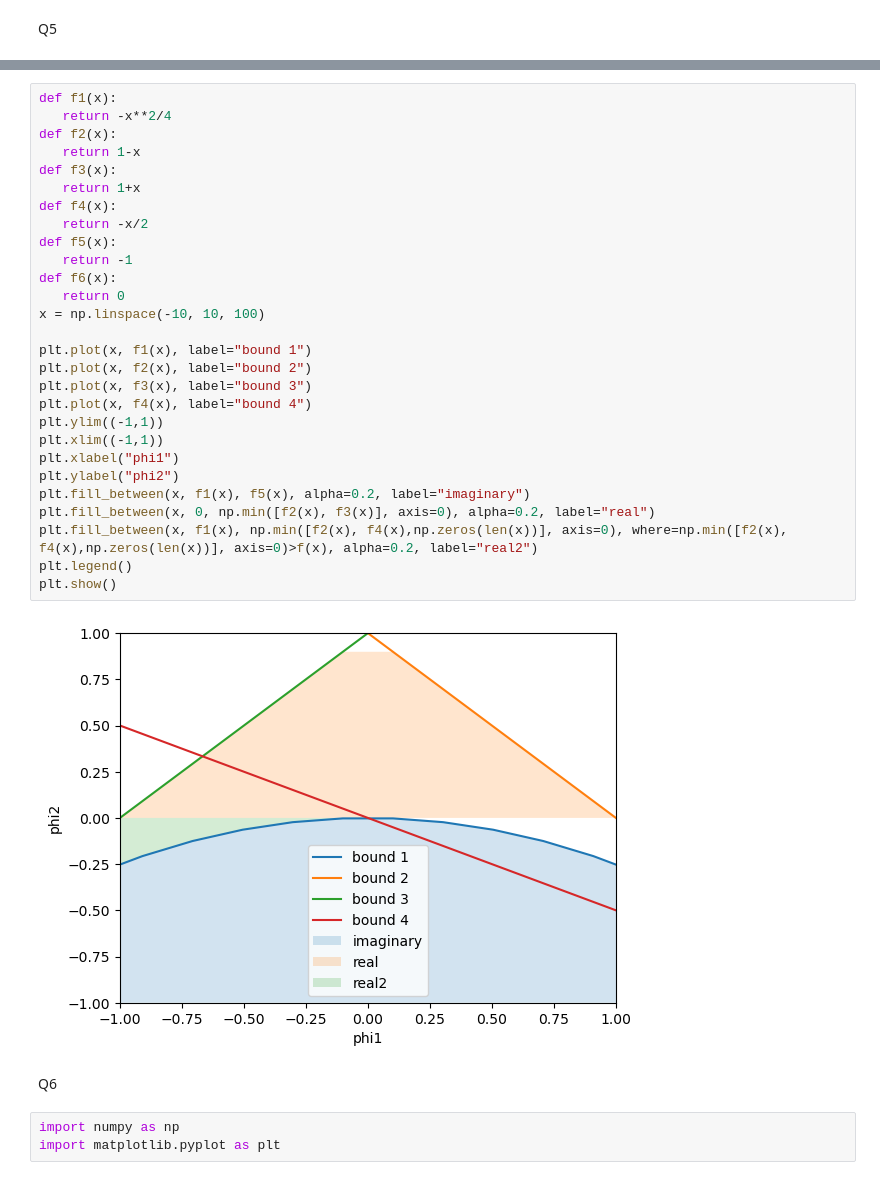
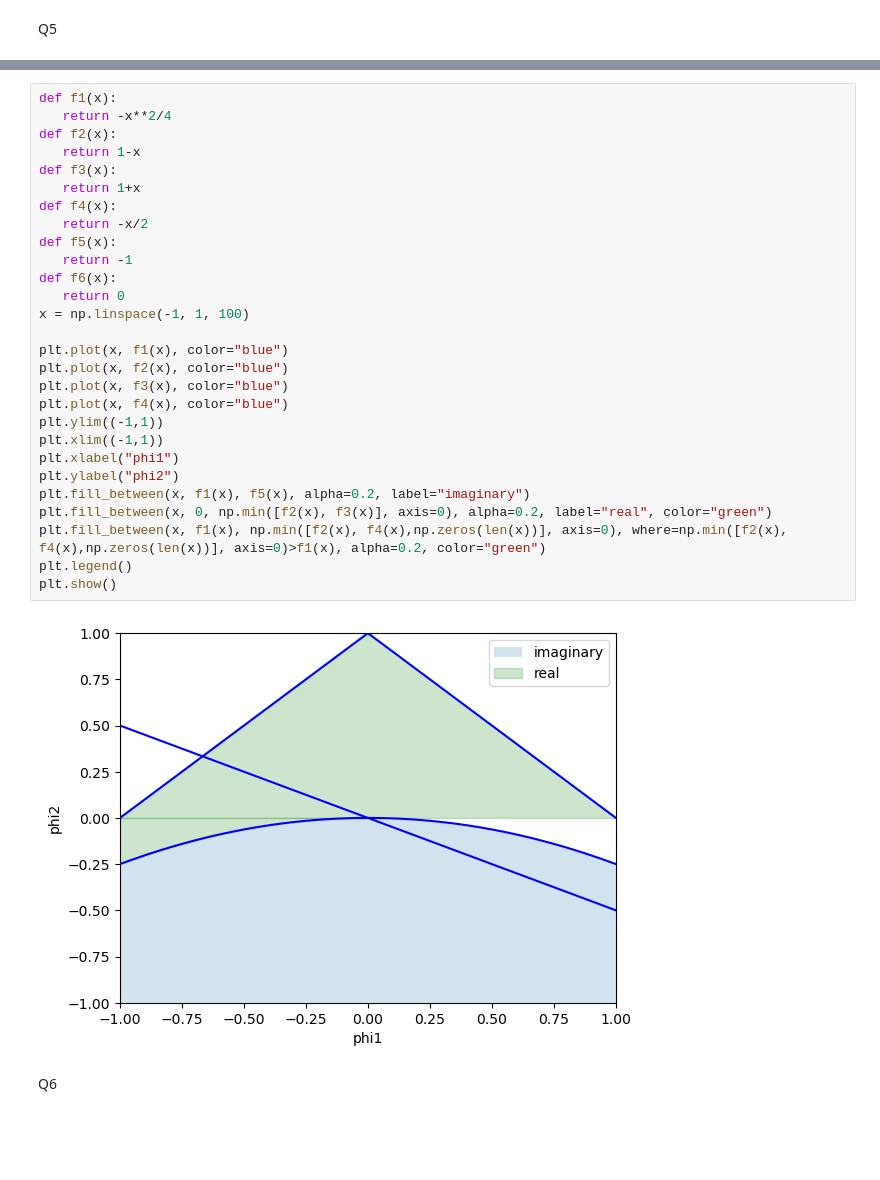
Before and after one commit to lmaksymenko/BerkeleyCourses, a Jupyter notebook: MFE230E/A1.ipynb, the cells around one changed output, grey strips where cells are left out. Drawn from its saved outputs; the diff is of its cells as text; blank space fills up the shorter version.

```diff
--- a/MFE230E/A1.ipynb
+++ b/MFE230E/A1.ipynb
@@ -88,37 +92,34 @@ $1 < \phi_2 < 0$<br>
 # %%
 def f1(x):
    return -x**2/4
 def f2(x):
    return 1-x
 def f3(x):
    return 1+x
 def f4(x):
    return -x/2
 def f5(x):
    return -1
 def f6(x):
    return 0
-x = np.linspace(-10, 10, 100)
+x = np.linspace(-1, 1, 100)
 
-plt.plot(x, f1(x), label="bound 1")
-plt.plot(x, f2(x), label="bound 2")
-plt.plot(x, f3(x), label="bound 3")
-plt.plot(x, f4(x), label="bound 4")
+plt.plot(x, f1(x), color="blue")
+plt.plot(x, f2(x), color="blue")
+plt.plot(x, f3(x), color="blue")
+plt.plot(x, f4(x), color="blue")
 plt.ylim((-1,1))
 plt.xlim((-1,1))
 plt.xlabel("phi1")
 plt.ylabel("phi2")
 plt.fill_between(x, f1(x), f5(x), alpha=0.2, label="imaginary")
-plt.fill_between(x, 0, np.min([f2(x), f3(x)], axis=0), alpha=0.2, label="real")
-plt.fill_between(x, f1(x), np.min([f2(x), f4(x),np.zeros(len(x))], axis=0), where=np.min([f2(x), f4(x),np.zeros(len(x))], axis=0)>f(x), alpha=0.2, label="real2")
+plt.fill_between(x, 0, np.min([f2(x), f3(x)], axis=0), alpha=0.2, label="real", color="green")
+plt.fill_between(x, f1(x), np.min([f2(x), f4(x),np.zeros(len(x))], axis=0), where=np.min([f2(x), f4(x),np.zeros(len(x))], axis=0)>f1(x), alpha=0.2, color="green")
 plt.legend()
 plt.show()
 # %% [output]
-[figure, old version]
+[figure, new version]
 # %% [markdown]
 Q6
-# %%
-import numpy as np
-import matplotlib.pyplot as plt
 # %%
 def generate_ar_1_process(T, white_noise_mu, white_noise_sigma):
```
Also changed, not shown: parts of 5 cells of this notebook.
